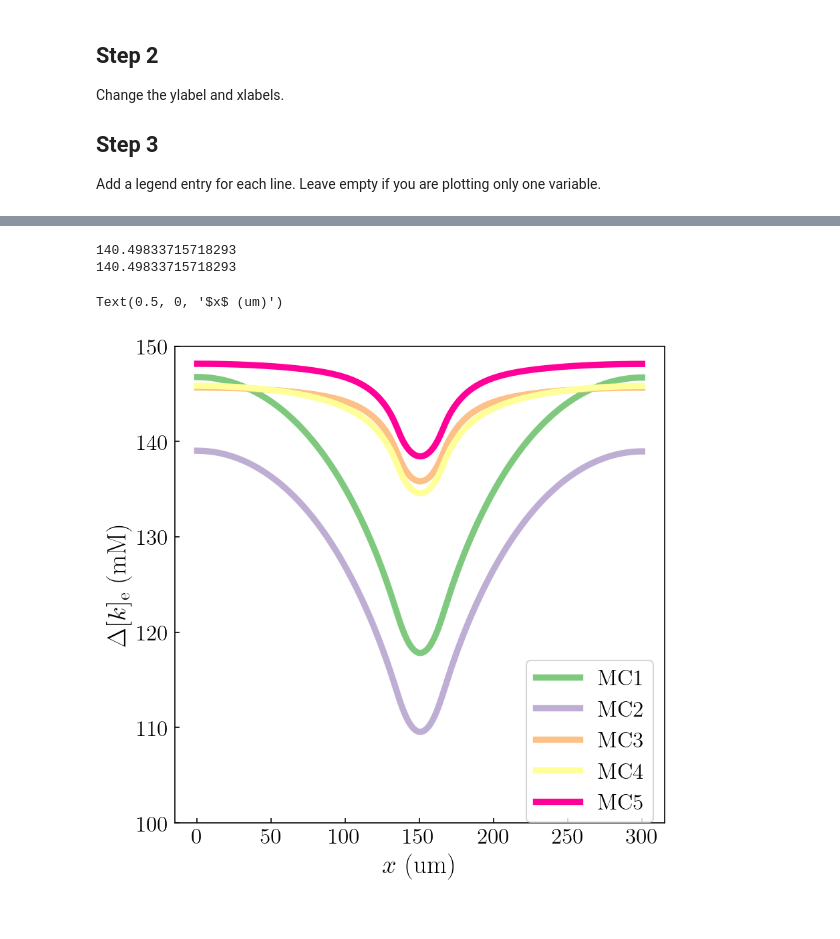
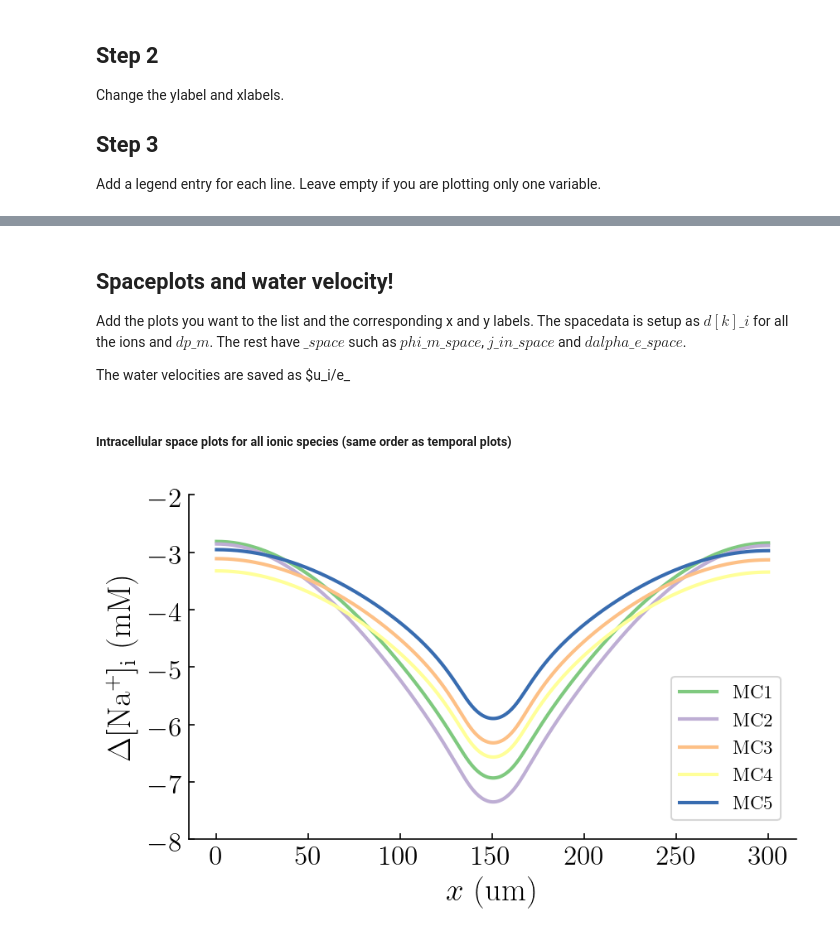
Before and after one commit to hittheant/Simula_Summer_Project_1, a Jupyter notebook: example/Plot Stimulation Data.ipynb, the cells around one changed output, grey strips where cells are left out. Drawn from its saved outputs; the diff is of its cells as text; code cells hidden in the pictures.

```diff
--- a/example/Plot Stimulation Data.ipynb
+++ b/example/Plot Stimulation Data.ipynb
@@ -306,7 +283,8 @@ b0 = '#7fc97fff'
 b1 = '#beaed4ff'
 b2 = '#fdc086ff'
 b3 = '#ffff99ff'
-b4 = '#ff0099ff'
+b4 = '#386cb0ff'
+
 color_list = [b0, b1, b2, b3, b4]
 
 c2 = colormap(normalize(mus[0]))
@@ -324,7 +302,7 @@ xticklabels = ['0', '50', '100', '150', '200', '250', '300']
 xlabel_x = '$x$ (um)'
 point_time = 1.5e-4
 
-lw = 4.5     # line width
+lw = 2 #4.5     # line width
 fosi = 18.7  # ylabel font size
 fs = 0.9
 
@@ -381,23 +614,45 @@ The water velocities are saved as $u\_i/e\_hyd/osm/tot$. For example, you can pl
+# %% [markdown]
+## Spaceplots and water velocity!
+Add the plots you want to the list and the corresponding x and y labels. The spacedata is setup as $d[k]\_i$ for all the ions and $dp\_m$. The rest have $\_space$ such as $phi\_m\_space$, $j\_in\_space$ and $dalpha\_e\_space$.
+
+The water velocities are saved as $u_i/e_
 # %%
-plotlist = [MC1.dNa_e, MC2.dNa_e, MC3.dNa_e, MC4.dNa_e, MC5.dNa_e]
-ylabel = r'$\Delta []_\mathrm{e}$ (mM)'
-legend = ['MC1', 'MC2', 'MC3', 'MC4', 'MC5']
-print(MC2.Na_e[0])
-print(MC2.model.Na_e_init)
+plot_list_dNai = [MC1.dNa_i, MC2.dNa_i, MC3.dNa_i, MC4.dNa_i, MC5.dNa_i]
+plot_list_dNae = [MC1.dNa_e, MC2.dNa_e, MC3.dNa_e, MC4.dNa_e, MC5.dNa_e]
+
+plot_list_dKi = [MC1.dK_i, MC2.dK_i, MC3.dK_i, MC4.dK_i, MC5.dK_i]
+plot_list_dKe = [MC1.dK_e, MC2.dK_e, MC3.dK_e, MC4.dK_e, MC5.dK_e]
+
+plot_list_dCli = [MC1.dCl_i, MC2.dCl_i, MC3.dCl_i, MC4.dCl_i, MC5.dCl_i]
+plot_list_dCle = [MC1.dCl_e, MC2.dCl_e, MC3.dCl_e, MC4.dCl_e, MC5.dCl_e]
+
+plot_list_dHCO3i = [MC3.dHCO3_i, MC5.dHCO3_i]
+plot_list_dHCO3e = [MC3.dHCO3_e, MC5.dHCO3_e]
-# %% [output]
-140.49833715718293
-140.49833715718293
+# %% [markdown]
+##### Intracellular space plots for all ionic species (same order as temporal plots)
 # %%
-fig = plt.figure(figsize=(7*fs, 7*fs))
+ylabel = r'$\Delta [\mathrm{Na^{+}}]_\mathrm{i}$ (mM)'
+legend = ['MC1', 'MC2', 'MC3', 'MC4', 'MC5']
+
+fig = plt.figure(figsize=(7*fs, 4*fs))
 ax = plt.gca()
-for i, line in enumerate(plotlist):
+for i, line in enumerate(plot_list_dNai):
     df.plot(line, color=color_list[i], label=legend[i], linewidth=lw)
-if len(plotlist) > 1:
-    plt.figlegend(bbox_to_anchor=(0.9, 0.4), frameon=True)
-plt.ylim([100, 150])
+if len(plot_list_dNai) > 1:
+    legend = plt.legend(loc='upper right', prop={'size': 11})  # Adjust the legend's font size
+    legend.set_bbox_to_anchor((0.99, 0.5))  # Adjust the legend's position
+    legend.set_frame_on(True)  # Turn the legend's frame on
+    # plt.figlegend(bbox_to_anchor=(0.9, 0.65), frameon=True)
+plt.ylim([-8, -2])
 plt.xticks(xticks, xticklabels)
 plt.ylabel(ylabel, fontsize=fosi)
 plt.xlabel(xlabel_x, fontsize=fosi)
+
+ax.spines['right'].set_visible(False)
+ax.spines['top'].set_visible(False)
+
+figname = 'mc1vmc5_deltaNai_space'
+#save fig as pdf
+fig.savefig('results/figures/' + figname + '.pdf', format='pdf', bbox_inches='tight')
 # %% [output]
-Text(0.5, 0, '$x$ (um)')
-[figure, old version]
+[figure, new version]
```
Also changed, not shown: parts of 49 cells of this notebook.
